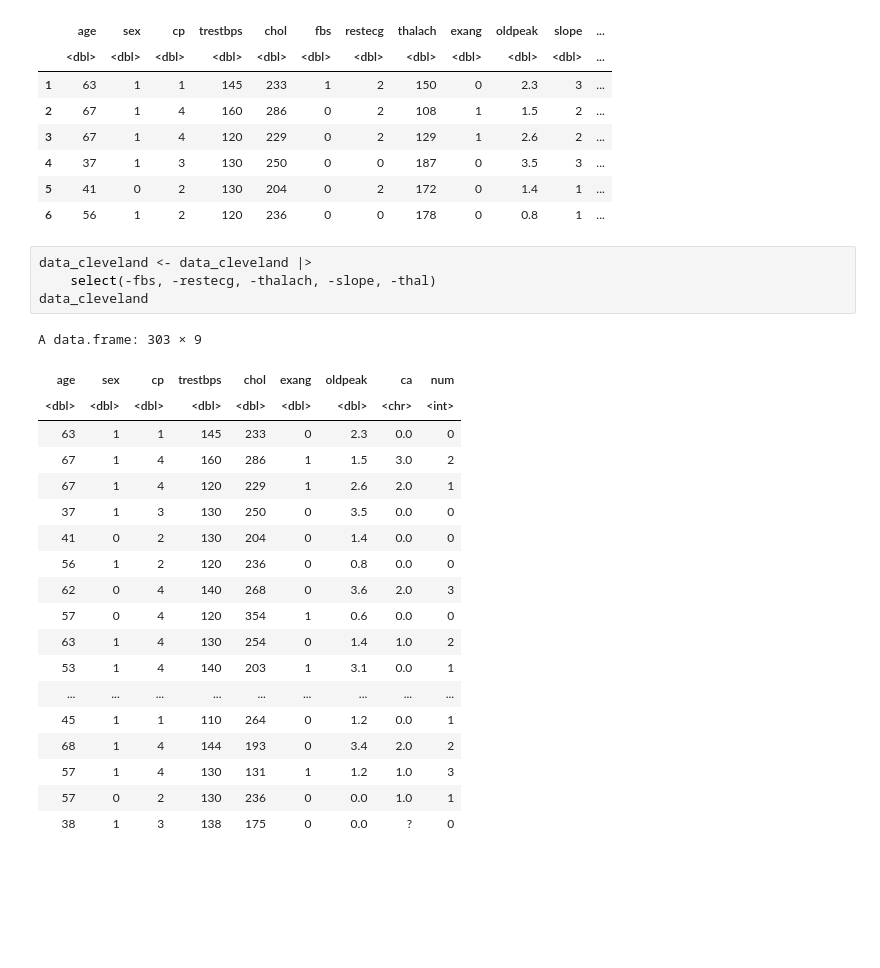
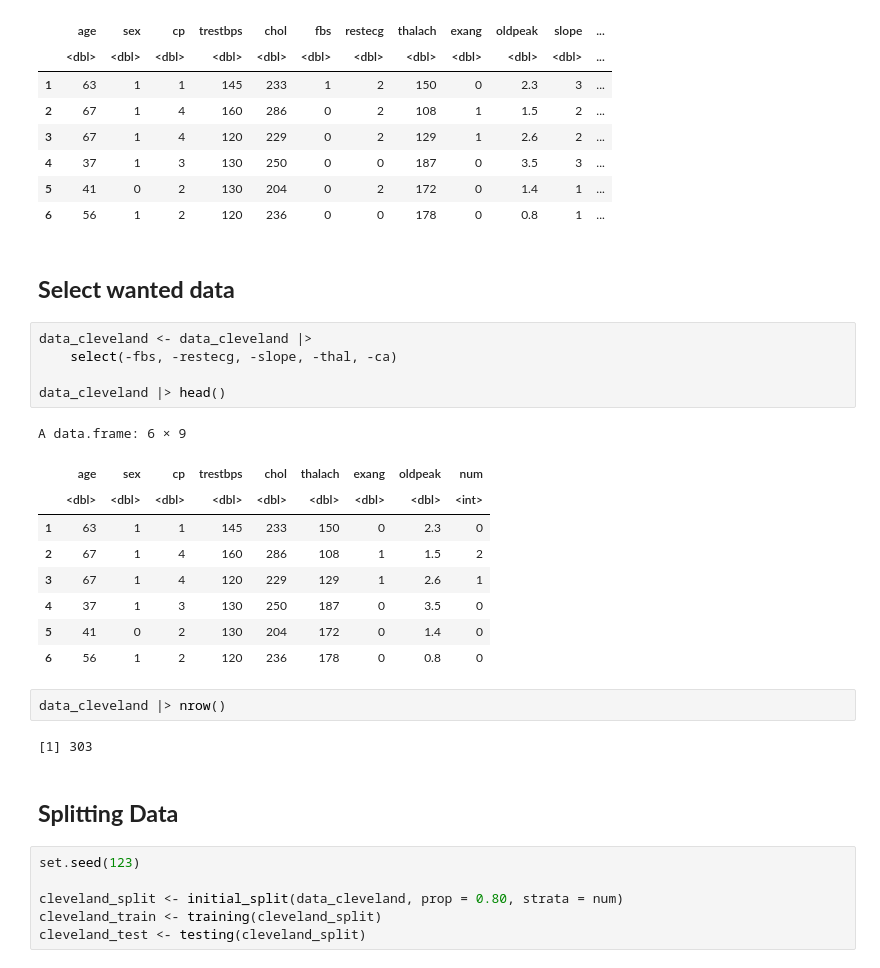
Before and after one commit to low122/DataScienceSchoolProject, a Jupyter notebook: proposal.ipynb, the cells around one changed output. Saved outputs shown, nothing was run; the diff lists cells and outputs as text; blank space fills up the shorter version.

```diff
--- a/proposal.ipynb
+++ b/proposal.ipynb
@@ -57,27 +98,34 @@ A data.frame: 6 × 14
 | 4 | 37 | 1 | 3 | 130 | 250 | 0 | 0 | 187 | 0 | 3.5 | 3 | ... |
 | 5 | 41 | 0 | 2 | 130 | 204 | 0 | 2 | 172 | 0 | 1.4 | 1 | ... |
 | 6 | 56 | 1 | 2 | 120 | 236 | 0 | 0 | 178 | 0 | 0.8 | 1 | ... |
+# %% [markdown]
+**Select wanted data**
+-
 # %%
 data_cleveland <- data_cleveland |>
-    select(-fbs, -restecg, -thalach, -slope, -thal)
-data_cleveland
+    select(-fbs, -restecg, -slope, -thal, -ca)
+
+data_cleveland |> head()
 # %% [output]
-A data.frame: 303 × 9
+A data.frame: 6 × 9
-| age | sex | cp | trestbps | chol | exang | oldpeak | ca | num |
-| <dbl> | <dbl> | <dbl> | <dbl> | <dbl> | <dbl> | <dbl> | <chr> | <int> |
-| 63 | 1 | 1 | 145 | 233 | 0 | 2.3 | 0.0 | 0 |
-| 67 | 1 | 4 | 160 | 286 | 1 | 1.5 | 3.0 | 2 |
-| 67 | 1 | 4 | 120 | 229 | 1 | 2.6 | 2.0 | 1 |
-| 37 | 1 | 3 | 130 | 250 | 0 | 3.5 | 0.0 | 0 |
-| 41 | 0 | 2 | 130 | 204 | 0 | 1.4 | 0.0 | 0 |
-| 56 | 1 | 2 | 120 | 236 | 0 | 0.8 | 0.0 | 0 |
-| 62 | 0 | 4 | 140 | 268 | 0 | 3.6 | 2.0 | 3 |
-| 57 | 0 | 4 | 120 | 354 | 1 | 0.6 | 0.0 | 0 |
-| 63 | 1 | 4 | 130 | 254 | 0 | 1.4 | 1.0 | 2 |
-| 53 | 1 | 4 | 140 | 203 | 1 | 3.1 | 0.0 | 1 |
-| ... | ... | ... | ... | ... | ... | ... | ... | ... |
-| 45 | 1 | 1 | 110 | 264 | 0 | 1.2 | 0.0 | 1 |
-| 68 | 1 | 4 | 144 | 193 | 0 | 3.4 | 2.0 | 2 |
-| 57 | 1 | 4 | 130 | 131 | 1 | 1.2 | 1.0 | 3 |
-| 57 | 0 | 2 | 130 | 236 | 0 | 0.0 | 1.0 | 1 |
-| 38 | 1 | 3 | 138 | 175 | 0 | 0.0 | ? | 0 |
+|  | age | sex | cp | trestbps | chol | thalach | exang | oldpeak | num |
+|  | <dbl> | <dbl> | <dbl> | <dbl> | <dbl> | <dbl> | <dbl> | <dbl> | <int> |
+| 1 | 63 | 1 | 1 | 145 | 233 | 150 | 0 | 2.3 | 0 |
+| 2 | 67 | 1 | 4 | 160 | 286 | 108 | 1 | 1.5 | 2 |
+| 3 | 67 | 1 | 4 | 120 | 229 | 129 | 1 | 2.6 | 1 |
+| 4 | 37 | 1 | 3 | 130 | 250 | 187 | 0 | 3.5 | 0 |
+| 5 | 41 | 0 | 2 | 130 | 204 | 172 | 0 | 1.4 | 0 |
+| 6 | 56 | 1 | 2 | 120 | 236 | 178 | 0 | 0.8 | 0 |
+# %%
+data_cleveland |> nrow()
+# %% [output]
+[1] 303
+# %% [markdown]
+**Splitting Data**
+-
+# %%
+set.seed(123)
+
+cleveland_split <- initial_split(data_cleveland, prop = 0.80, strata = num)
+cleveland_train <- training(cleveland_split)
+cleveland_test <- testing(cleveland_split)
```
Also changed, not shown: parts of 14 cells of this notebook.
